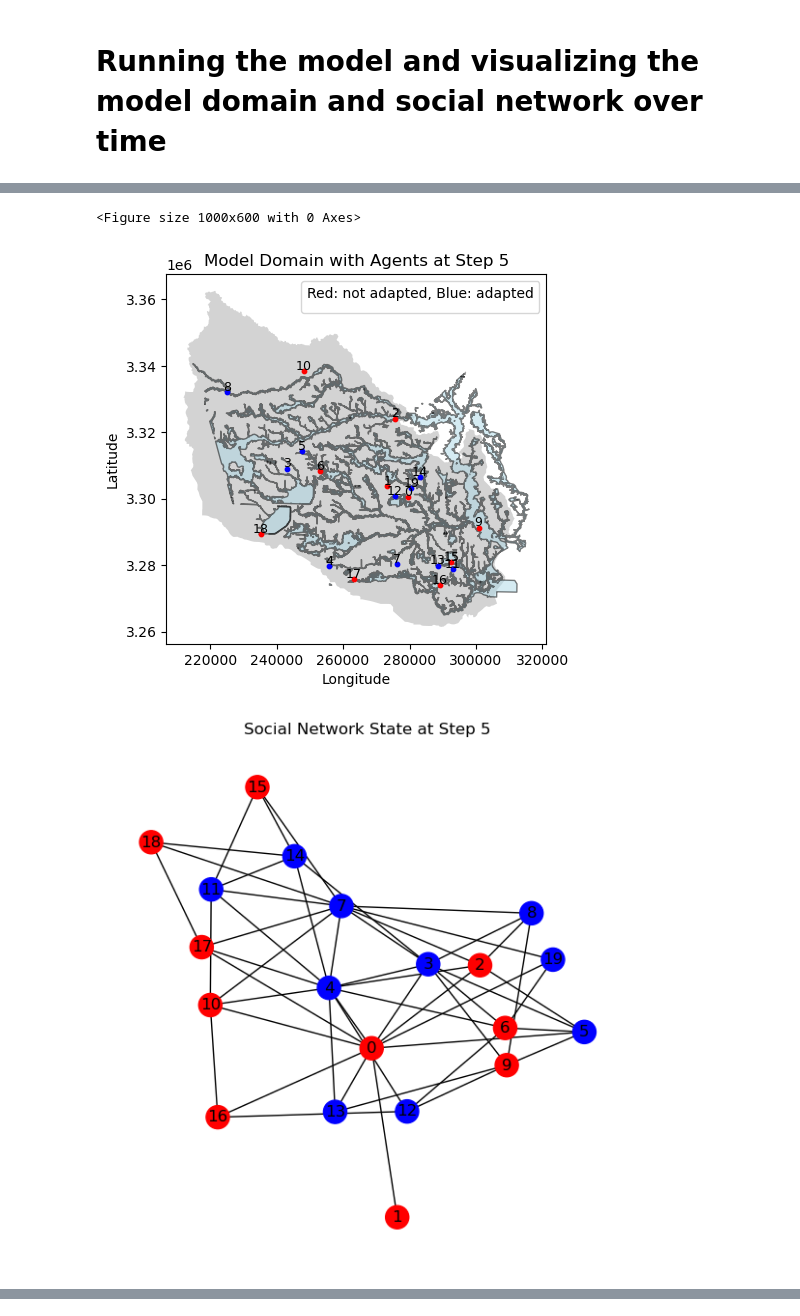
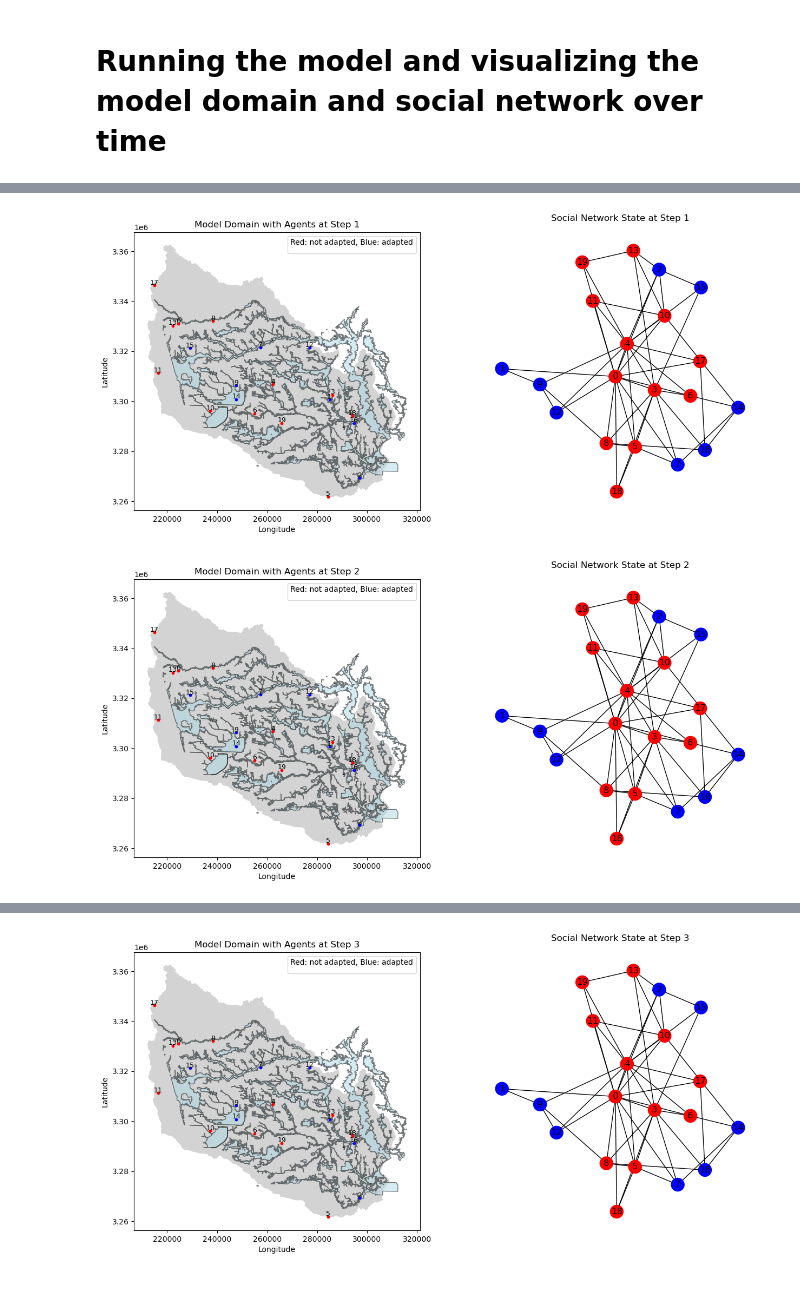
Before and after one commit to WoutervdVeen/ABM-SEN1211, a Jupyter notebook: base_model_mesa/model/demo.ipynb, the cells around one changed output, grey strips where cells are left out. Cells and saved outputs as stored; diff of their text form; code cells hidden in the pictures; blank space fills up the shorter version.

```diff
--- a/base_model_mesa/model/demo.ipynb
+++ b/base_model_mesa/model/demo.ipynb
@@ -62,18 +62,26 @@ plt.show()
 
 # Run the model for 20 steps and generate plots every 5 steps.
 for step in range(6):
+
     model.step()
 
-    # Every 5 steps, generate and display plots for both the spatial distribution and network.
-    # Note the first step is step 0, so the plots will be generated at steps 4, 9, 14, and 19, which are the 5th, 10th, 15th, and 20th steps.
-    if (step + 1) % 40 == 5:
-        # Plot for the spatial map showing agent locations and adaptation status.
-        plt.figure(figsize=(10, 6))
+    # if (step + 1) % 40 == 5:
+    #     # Plot for the spatial map showing agent locations and adaptation status.
+    #     plt.figure(figsize=(10, 6))
+    #
+    #     model.plot_model_domain_with_agents()
+    #
+    #     # Plot for the social network showing connections and adaptation statuses.
+    #     fig, ax = plt.subplots(figsize=(7, 7))
+    #     plot_network(ax, model)
+    #     plt.show()
 
-        model.plot_model_domain_with_agents()
-
-        # Plot for the social network showing connections and adaptation statuses.
-        fig, ax = plt.subplots(figsize=(7, 7))
-        plot_network(ax, model)
-        plt.show()
+    # Define the size of the overall figure and the layout of subplots (1 row, 2 columns)
+    fig, axes = plt.subplots(nrows=1, ncols=2, figsize=(15, 7)) # Adjust figsize as needed
+    # First subplot for the model domain with agents
+    model.plot_model_domain_with_agents(ax=axes[0])  # Pass the first axis to the function
+    # Second subplot for the social network
+    plot_network(axes[1], model)  # Pass the second axis to your plot_network function
+    # Show the combined plot
+    plt.show()
 # %% [output]
@@ -99,3 +90,2 @@ There is an adapted friend!
-<Figure size 1000x600 with 0 Axes>
-[figure, old version]
+[figure, new version]
-[figure, old version]
+[figure, new version]
@@ -121,0 +92 @@ There is an adapted friend!
+[figure, added]
```
Also changed, not shown: parts of 8 cells of this notebook, 2 other files.
